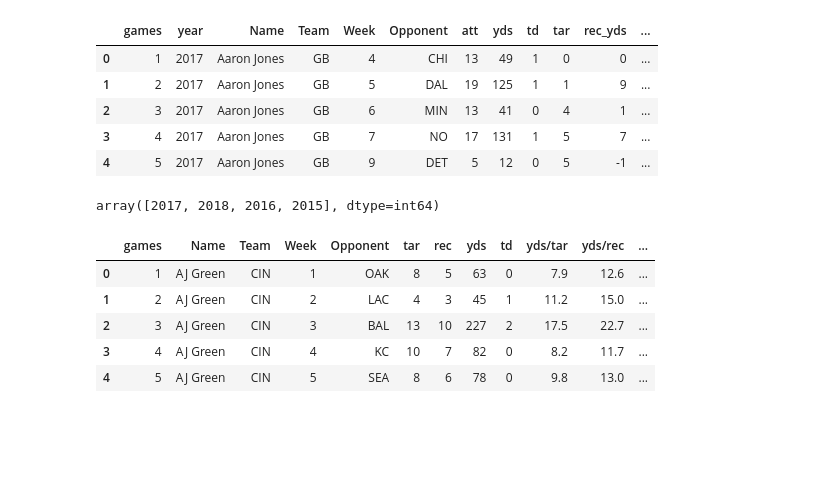
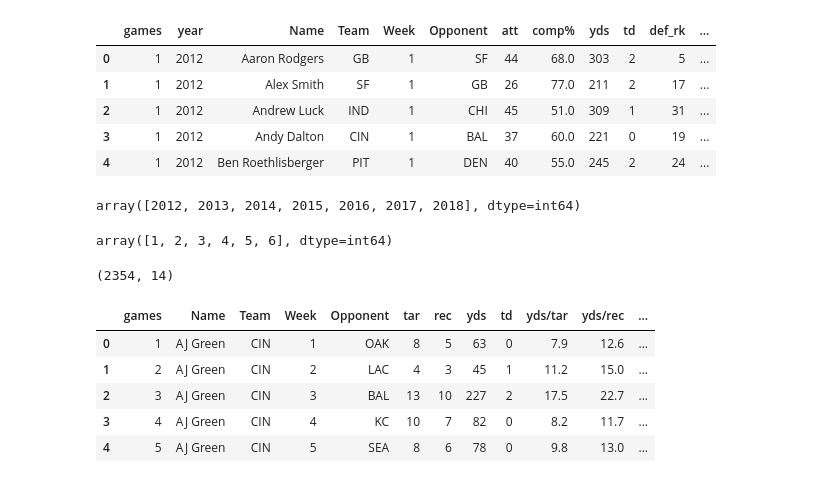
Before and after one commit to bobbdyai73/draftkings, a Jupyter notebook: feature_engineering.ipynb, the cells around one changed output. Saved outputs shown, nothing was run; the diff lists cells and outputs as text; code cells hidden in the pictures; blank space fills up the shorter version.

```diff
--- a/feature_engineering.ipynb
+++ b/feature_engineering.ipynb
@@ -3,16 +3,21 @@ import pandas as pd
 import numpy as np
 from sklearn.preprocessing import OneHotEncoder, LabelEncoder
 # %%
-rb= pd.read_csv('input/rb/rb_loc_cleaned.csv')
-rb.head()
+qb= pd.read_csv('input/qb/qb_loc_cleaned.csv')
+qb.head()
 # %% [output]
-|  | games | year | Name | Team | Week | Opponent | att | yds | td | tar | rec_yds | ... |
-| 0 | 1 | 2017 | Aaron Jones | GB | 4 | CHI | 13 | 49 | 1 | 0 | 0 | ... |
-| 1 | 2 | 2017 | Aaron Jones | GB | 5 | DAL | 19 | 125 | 1 | 1 | 9 | ... |
-| 2 | 3 | 2017 | Aaron Jones | GB | 6 | MIN | 13 | 41 | 0 | 4 | 1 | ... |
-| 3 | 4 | 2017 | Aaron Jones | GB | 7 | NO | 17 | 131 | 1 | 5 | 7 | ... |
-| 4 | 5 | 2017 | Aaron Jones | GB | 9 | DET | 5 | 12 | 0 | 5 | -1 | ... |
+|  | games | year | Name | Team | Week | Opponent | att | comp% | yds | td | def_rk | ... |
+| 0 | 1 | 2012 | Aaron Rodgers | GB | 1 | SF | 44 | 68.0 | 303 | 2 | 5 | ... |
+| 1 | 1 | 2012 | Alex Smith | SF | 1 | GB | 26 | 77.0 | 211 | 2 | 17 | ... |
+| 2 | 1 | 2012 | Andrew Luck | IND | 1 | CHI | 45 | 51.0 | 309 | 1 | 31 | ... |
+| 3 | 1 | 2012 | Andy Dalton | CIN | 1 | BAL | 37 | 60.0 | 221 | 0 | 19 | ... |
+| 4 | 1 | 2012 | Ben Roethlisberger | PIT | 1 | DEN | 40 | 55.0 | 245 | 2 | 24 | ... |
 # %%
-rb['year'].unique()
+qb['year'].unique()
 # %% [output]
-array([2017, 2018, 2016, 2015], dtype=int64)
+array([2012, 2013, 2014, 2015, 2016, 2017, 2018], dtype=int64)
+# %%
+qb_18=qb[qb['year']==2018]
+qb_18['Week'].unique()
+# %% [output]
+array([1, 2, 3, 4, 5, 6], dtype=int64)
@@ -19,3 +26,7 @@ array([2017, 2018, 2016, 2015], dtype=int64)
+# %%
+qb.shape
+# %% [output]
+(2354, 14)
 # %%
 wr = pd.read_csv('input/wr/wr_loc_cleaned.csv')
 wr.head()
```
Also changed, not shown: parts of 68 cells of this notebook, 6 other files.
